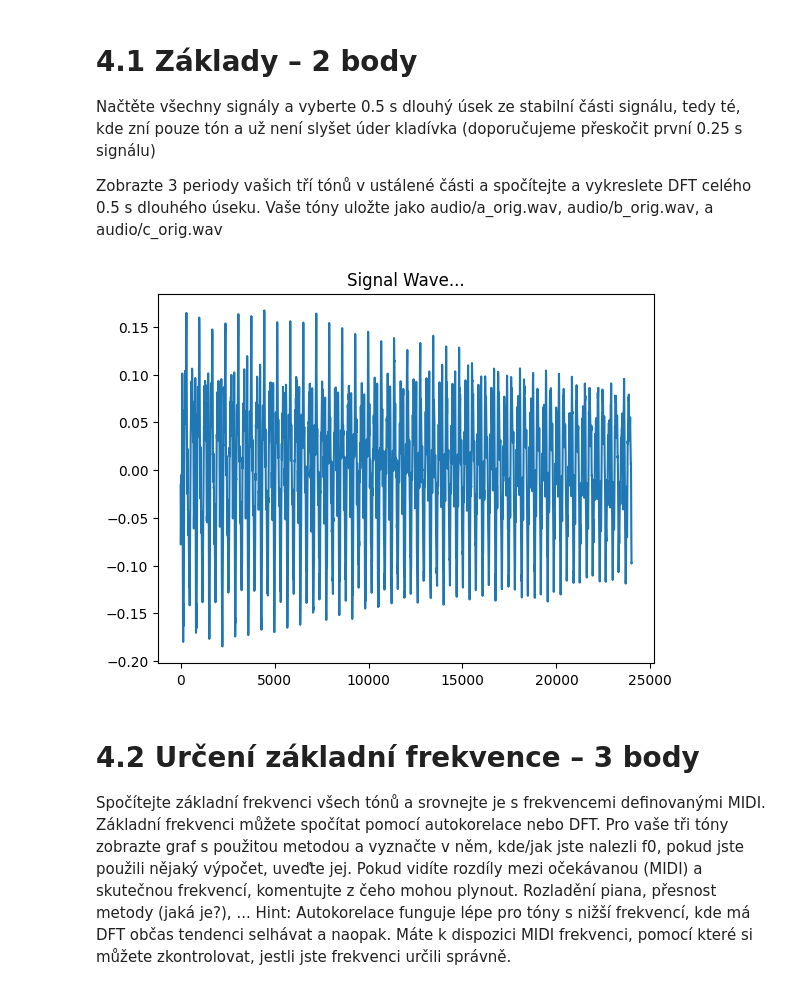
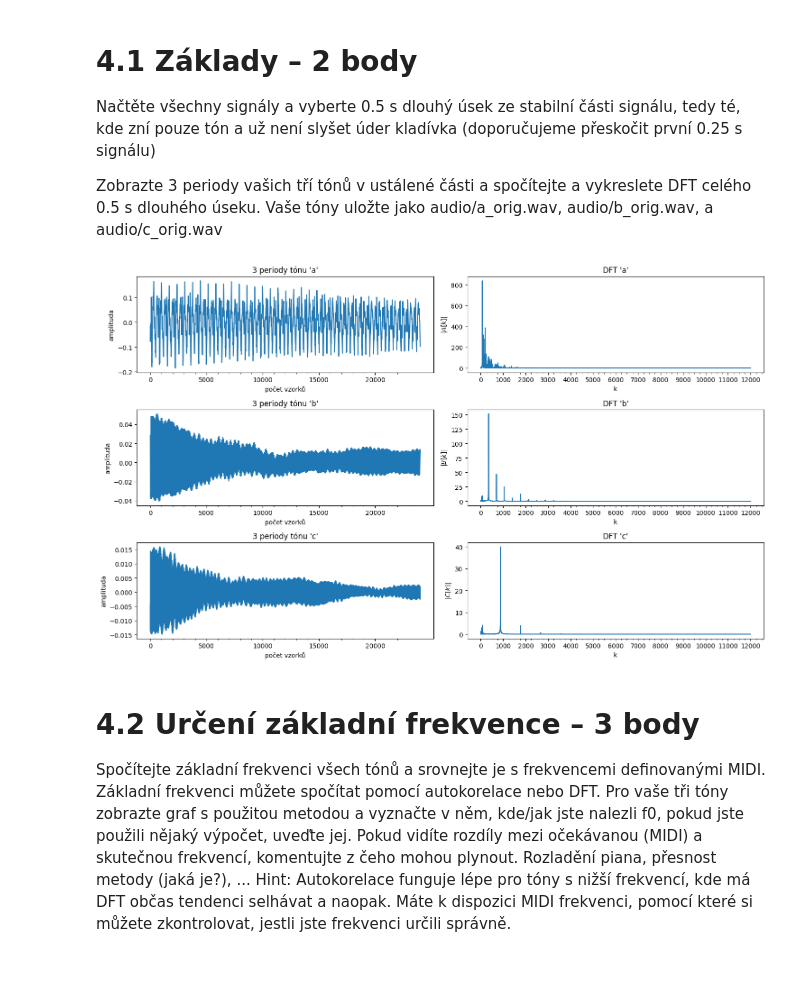
Before and after one commit to schulzrol/uni, a Jupyter notebook: iss/projekt/proj.ipynb, the cells around one changed output. Cells and saved outputs as stored; diff of their text form; code cells hidden in the pictures.

```diff
--- a/iss/projekt/proj.ipynb
+++ b/iss/projekt/proj.ipynb
@@ -5,3 +6,5 @@ import matplotlib.pyplot as plt
+# %%
+plt_scale = 3
 # %%
 MIDIFROM = 24
 MIDITO = 108
@@ -33,15 +39,33 @@ slyšet úder kladívka (doporučujeme přeskočit první 0.25 s signálu)
 
 Zobrazte 3 periody vašich tří tónů v ustálené části a spočítejte a vykreslete DFT celého 0.5 s dlouhého úseku.
 Vaše tóny uložte jako audio/a_orig.wav, audio/b_orig.wav, a audio/c_orig.wav
-# %%
-# Zobrazte 3 periody vašich tří tónů v ustálené části a spočítejte a vykreslete DFT celého 0.5 s dlouhého úseku
-# TODO: obšlehni z ISS python notebooků
-plt.figure(1)
-plt.title("Signal Wave...")
-plt.plot(a)
-plt.show()
-# %% [output]
-[figure, removed]
+# %%
+fig, (a_plots, b_plots, c_plots) = plt.subplots(3, 2, figsize=(5*plt_scale, 3*plt_scale))
+def plot_tone(tone, id, axis):
+    fft_of_tone = np.fft.fft(tone)
+    # TODO: vykreslit 3 periody ??? co to znamená, prolly budu potřebovat celou nahrávku, vypočítat periodu signálu a vykreslit s[samplefrom:samplefrom+3*periodaT]
+    axis[0].set_ylabel(f"amplituda")
+    axis[0].set_xlabel(f"počet vzorků")
+    axis[0].set_xticks(np.arange(0, len(a), 5000))
+    axis[0].set_xticks(np.arange(0, len(a), 1000), minor=True)
+    axis[0].plot(tone)
+    axis[0].set_title(f"3 periody tónu \'{id}\'")
+
+    axis[1].set_xticks(np.arange(0, len(fft_of_tone), 1000))
+    axis[1].set_xticks(np.arange(0, len(fft_of_tone), 250), minor=True)
+    axis[1].set_ylabel(f"$|{id.upper()}[k]|$")
+    axis[1].set_xlabel('k')
+    axis[1].plot(np.abs(fft_of_tone[:len(fft_of_tone)//2]))
+    axis[1].set_title(f"DFT \'{id}\'")
+    return fft_of_tone
+
+plot_tone(a, 'a', a_plots)
+plot_tone(b, 'b', b_plots)
+plot_tone(c, 'c', c_plots)
+
+fig.tight_layout()
+# %% [output]
+[figure, added]
 # %%
 # Vaše tóny uložte jako audio/a_orig.wav, audio/b_orig.wav, a audio/c_orig.wav
 for orig_tone, orig_name in zip([a, b, c], ["a", "b", "c"]):
```
Also changed, not shown: parts of 8 cells of this notebook, 3 other files.
